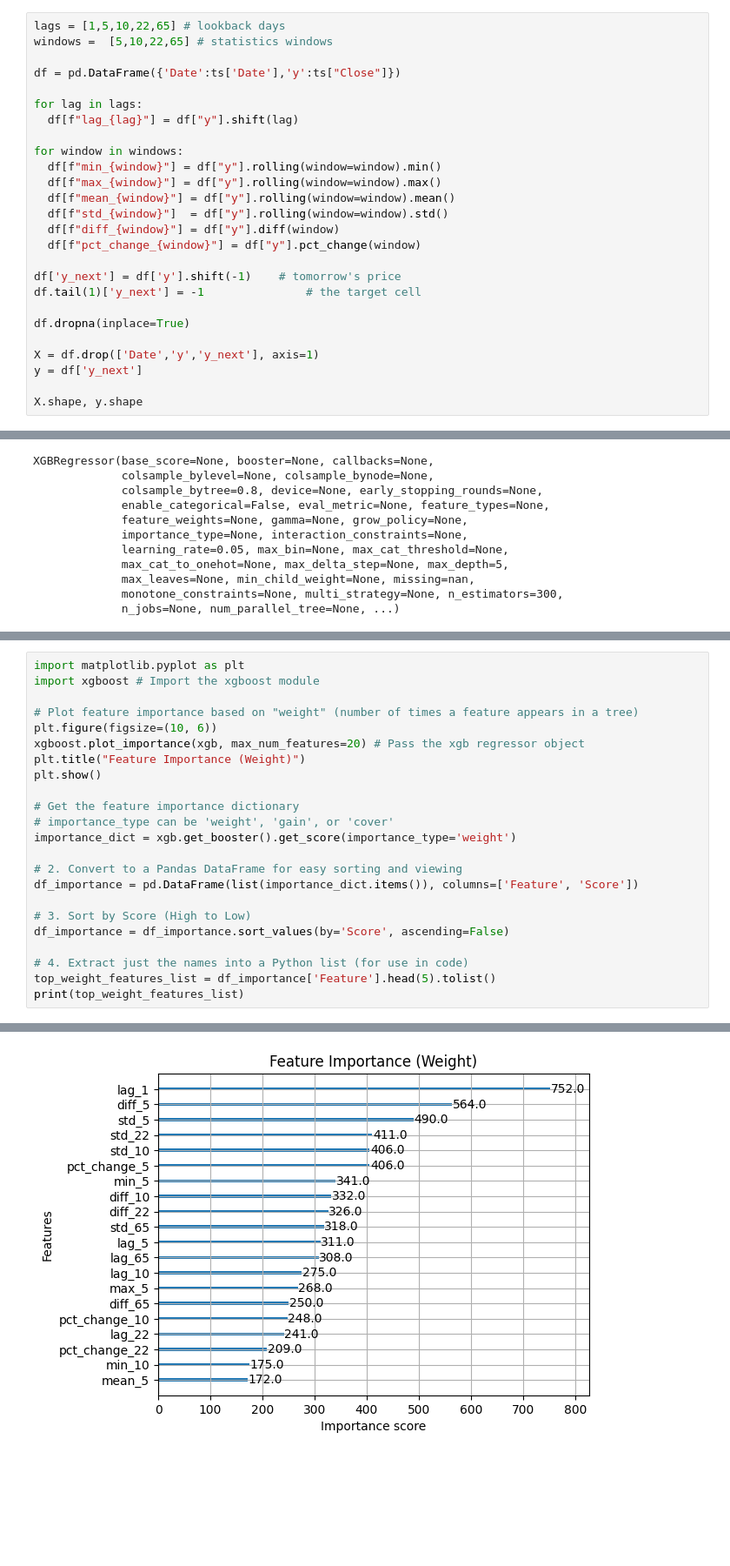
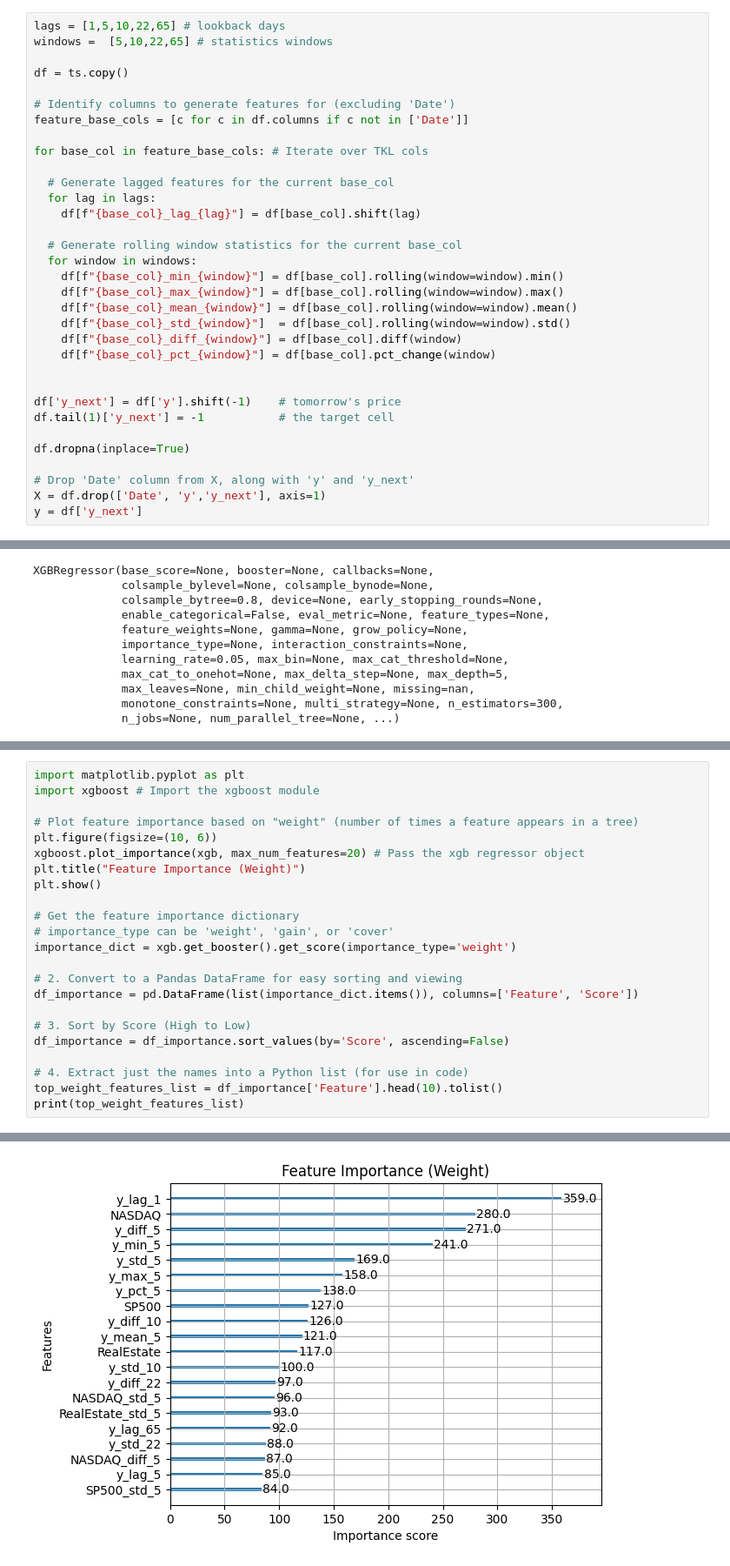
Before and after one commit to GuyRayOv/Stocks, a Jupyter notebook: notebooks/1stocks_dataprep_xgb.ipynb, the cells around one changed output, grey strips where cells are left out. Shown at 87% size. Cells and saved outputs as stored; diff of their text form; blank space fills up the shorter version.

```diff
--- a/notebooks/1stocks_dataprep_xgb.ipynb
+++ b/notebooks/1stocks_dataprep_xgb.ipynb
@@ -66,25 +103,32 @@ display(ts.head(1)), display(ts.tail(1))
 lags = [1,5,10,22,65] # lookback days
 windows =  [5,10,22,65] # statistics windows
 
-df = pd.DataFrame({'Date':ts['Date'],'y':ts["Close"]})
+df = ts.copy()
 
-for lag in lags:
-  df[f"lag_{lag}"] = df["y"].shift(lag)
+# Identify columns to generate features for (excluding 'Date')
+feature_base_cols = [c for c in df.columns if c not in ['Date']]
 
-for window in windows:
-  df[f"min_{window}"] = df["y"].rolling(window=window).min()
-  df[f"max_{window}"] = df["y"].rolling(window=window).max()
-  df[f"mean_{window}"] = df["y"].rolling(window=window).mean()
-  df[f"std_{window}"]  = df["y"].rolling(window=window).std()
-  df[f"diff_{window}"] = df["y"].diff(window)
-  df[f"pct_change_{window}"] = df["y"].pct_change(window)
+for base_col in feature_base_cols: # Iterate over TKL cols
+
+  # Generate lagged features for the current base_col
+  for lag in lags:
+    df[f"{base_col}_lag_{lag}"] = df[base_col].shift(lag)
+
+  # Generate rolling window statistics for the current base_col
+  for window in windows:
+    df[f"{base_col}_min_{window}"] = df[base_col].rolling(window=window).min()
+    df[f"{base_col}_max_{window}"] = df[base_col].rolling(window=window).max()
+    df[f"{base_col}_mean_{window}"] = df[base_col].rolling(window=window).mean()
+    df[f"{base_col}_std_{window}"]  = df[base_col].rolling(window=window).std()
+    df[f"{base_col}_diff_{window}"] = df[base_col].diff(window)
+    df[f"{base_col}_pct_{window}"] = df[base_col].pct_change(window)
+
 
 df['y_next'] = df['y'].shift(-1)    # tomorrow's price
-df.tail(1)['y_next'] = -1               # the target cell
+df.tail(1)['y_next'] = -1           # the target cell
 
 df.dropna(inplace=True)
 
-X = df.drop(['Date','y','y_next'], axis=1)
+# Drop 'Date' column from X, along with 'y' and 'y_next'
+X = df.drop(['Date', 'y','y_next'], axis=1)
 y = df['y_next']
-
-X.shape, y.shape
@@ -138,26 +213,26 @@ np.float32(278.4518)
 # %%
 import matplotlib.pyplot as plt
 import xgboost # Import the xgboost module
 
 # Plot feature importance based on "weight" (number of times a feature appears in a tree)
 plt.figure(figsize=(10, 6))
 xgboost.plot_importance(xgb, max_num_features=20) # Pass the xgb regressor object
 plt.title("Feature Importance (Weight)")
 plt.show()
 
 # Get the feature importance dictionary
 # importance_type can be 'weight', 'gain', or 'cover'
 importance_dict = xgb.get_booster().get_score(importance_type='weight')
 
 # 2. Convert to a Pandas DataFrame for easy sorting and viewing
 df_importance = pd.DataFrame(list(importance_dict.items()), columns=['Feature', 'Score'])
 
 # 3. Sort by Score (High to Low)
 df_importance = df_importance.sort_values(by='Score', ascending=False)
 
 # 4. Extract just the names into a Python list (for use in code)
-top_weight_features_list = df_importance['Feature'].head(5).tolist()
+top_weight_features_list = df_importance['Feature'].head(10).tolist()
 print(top_weight_features_list)
 # %% [output]
 <Figure size 1000x600 with 0 Axes>
-[figure, old version]
+[figure, new version]
```
Also changed, not shown: parts of 15 cells of this notebook.
